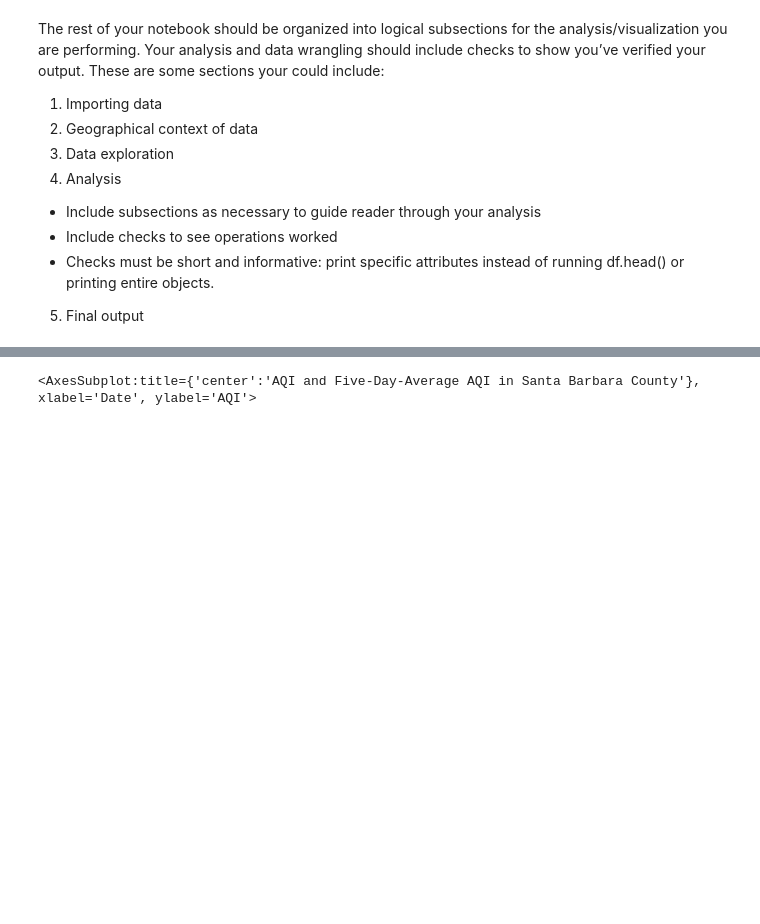
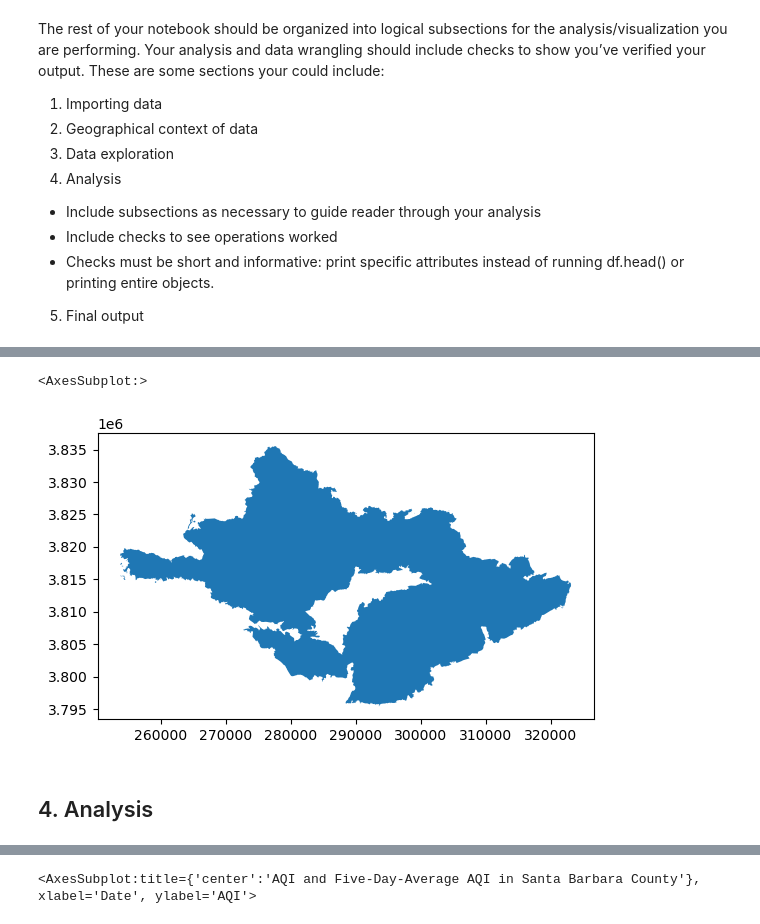
Before and after one commit to cnordheim-maestas/eds-220-hwk4-task3-Presentation-ready-repo, a Jupyter notebook: aqi-and-false-color-image.ipynb, the cells around one changed output, grey strips where cells are left out. Cells and saved outputs as stored; diff of their text form; code cells hidden in the pictures; blank space fills up the shorter version.

```diff
--- a/aqi-and-false-color-image.ipynb
+++ b/aqi-and-false-color-image.ipynb
@@ -64,0 +337,8 @@ fire = gpd.read_file(fire_fp) # use gpd to read the file because it's a shapefil
+# %%
+# data exploration continued
+fire_clipped.plot() # just the thomas fire
+# %% [output]
+<AxesSubplot:>
+[figure, added]
+# %% [markdown]
+## 4. Analysis
```
Also changed, not shown: parts of 25 cells of this notebook.
